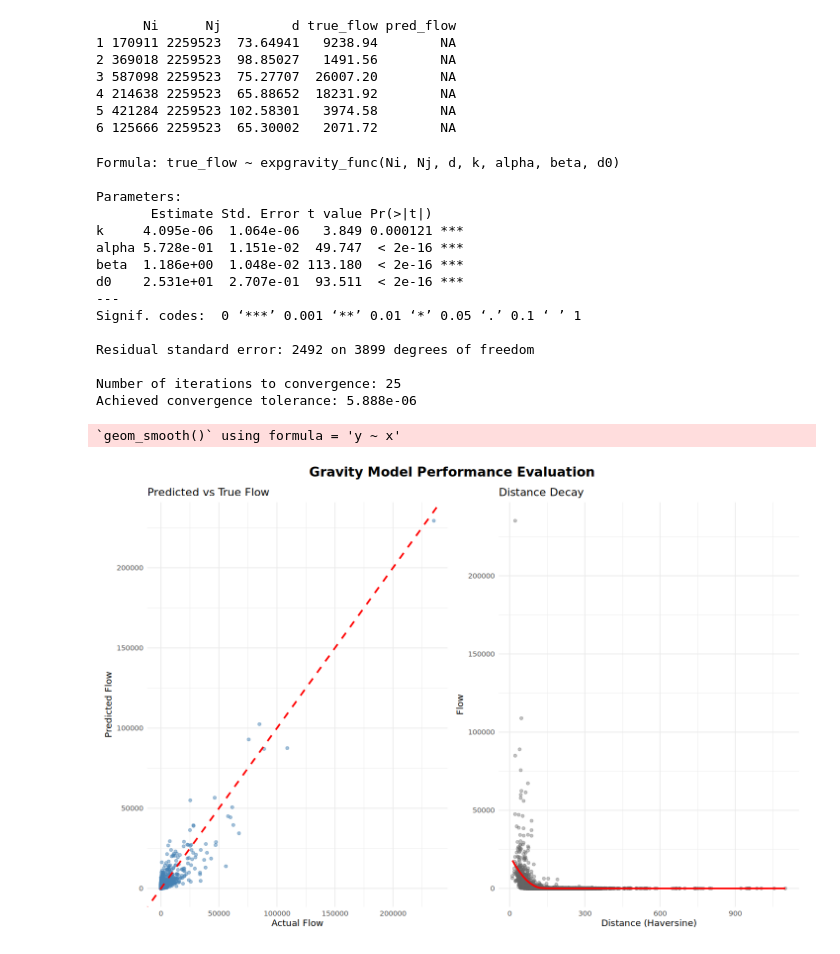
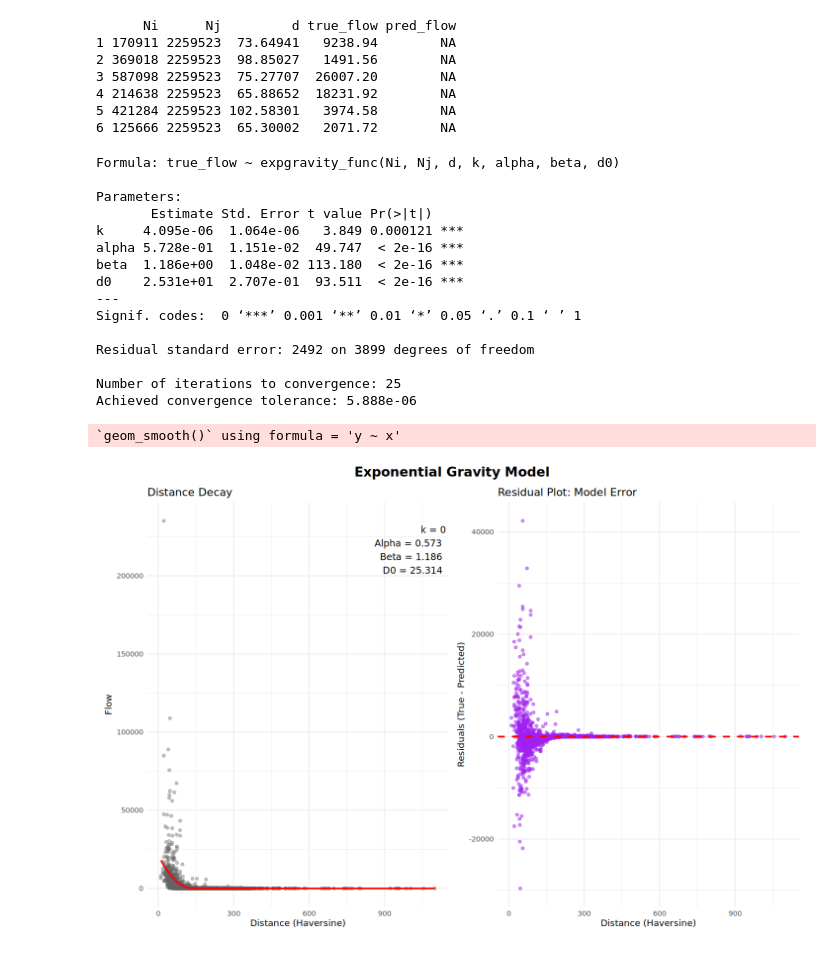
Before and after one commit to DanieleGhezzi25/ComplexNetworks, a Jupyter notebook: T3/Lesson5.ipynb, the cells around one changed output. Saved outputs shown, nothing was run; the diff lists cells and outputs as text; code cells hidden in the pictures.

```diff
--- a/T3/Lesson5.ipynb
+++ b/T3/Lesson5.ipynb
@@ -116,7 +131,7 @@ plot(g, layout=layout,
 ## 1. Gravity Models
 ### Use population data to build exponential and power-law gravity models. Fit the parameters.
 # %%
-data <- data.frame(
+data_expgravity <- data.frame(
   Ni = dat_nodes$population[match(dat_edges$from, dat_nodes$adm_id)],
   Nj = dat_nodes$population[match(dat_edges$to, dat_nodes$adm_id)],
   d  = dat_edges$haversine,
@@ -124,7 +139,7 @@ data <- data.frame(
   pred_flow = NA
 )
 
-print(head(data))
+print(head(data_expgravity))
 
 # exponential gravity model
 expgravity_func <- function(Ni, Nj, d, k, alpha, beta, d0) {
@@ -139,58 +154,75 @@ expgravity_func <- function(Ni, Nj, d, k, alpha, beta, d0) {
 5 421284 2259523 102.58301   3974.58        NA
 6 125666 2259523  65.30002   2071.72        NA
 # %%
-fit <- nls(true_flow ~ expgravity_func(Ni, Nj, d, k, alpha, beta, d0),
-                     data = data,
-                     start = list(k=1, alpha=1, beta=1, d0=mean(data$d)))
+fit_expgravity <- nls(true_flow ~ expgravity_func(Ni, Nj, d, k, alpha, beta, d0),
+                     data = data_expgravity,
+                     start = list(k=1, alpha=1, beta=1, d0=mean(data_expgravity$d)))
 
-summary(fit)
+summary(fit_expgravity)
 
-data$pred_flow <- predict(fit)
+expgravity_coeffs <- coef(fit_expgravity)
+param_text <- paste0(
+  "k = ", round(expgravity_coeffs["k"], 3), "\n",
+  "Alpha = ", round(expgravity_coeffs["alpha"], 3), "\n",
+  "Beta = ", round(expgravity_coeffs["beta"], 3), "\n",
+  "D0 = ", round(expgravity_coeffs["d0"], 3)
+)
+
+data_expgravity$pred_flow <- predict(fit_expgravity)
 
 # plot
-p1 <- ggplot(data, aes(x = true_flow, y = pred_flow)) +
-  geom_point(alpha = 0.5, color = "steelblue") +
-  geom_abline(intercept = 0, slope = 1, color = "red", linetype = "dashed", linewidth = 1) +
-  labs(
-    title = "Predicted vs True Flow",
-    x = "Actual Flow",
-    y = "Predicted Flow"
-  ) +
-  theme_minimal()
+data_expgravity$residual <- data_expgravity$true_flow - data_expgravity$pred_flow
 
-p2 <- ggplot(data, aes(x = d)) +
+p1 <- ggplot(data_expgravity, aes(x = d)) +
   geom_point(aes(y = true_flow), alpha = 0.4, color = "gray40") +
   geom_smooth(aes(y = pred_flow), method = "loess", color = "red", se = FALSE) +
+  annotate(
+    "text",
+    label = param_text,
+    x = Inf, y = Inf,
+    hjust = 1.1, vjust = 1.5,
+    size = 4
+  ) +
   labs(
     title = "Distance Decay",
     x = "Distance (Haversine)",
     y = "Flow"
+  ) +
+  theme_minimal()
+
+p2 <- ggplot(data_expgravity, aes(x = d, y = residual)) +
+  geom_point(alpha = 0.5, color = "purple") +
+  geom_hline(yintercept = 0, color = "red", linetype = "dashed", linewidth = 1) +
+  labs(
+    title = "Residual Plot: Model Error",
+    x = "Distance (Haversine)",
+    y = "Residuals (True - Predicted)"
   ) +
   theme_minimal()
 
 options(repr.plot.width = 12, repr.plot.height = 8)
 
 combined_figure <- p1 | p2
 
 combined_figure + plot_annotation(
-  title = "Gravity Model Performance Evaluation",
+  title = "Exponential Gravity Model",
   theme = theme(plot.title = element_text(size = 16, face = "bold", hjust = 0.5))
 )
 # %% [output]
 Formula: true_flow ~ expgravity_func(Ni, Nj, d, k, alpha, beta, d0)
 
 Parameters:
        Estimate Std. Error t value Pr(>|t|)
 k     4.095e-06  1.064e-06   3.849 0.000121 ***
 alpha 5.728e-01  1.151e-02  49.747  < 2e-16 ***
 beta  1.186e+00  1.048e-02 113.180  < 2e-16 ***
 d0    2.531e+01  2.707e-01  93.511  < 2e-16 ***
 ---
 Signif. codes:  0 ‘***’ 0.001 ‘**’ 0.01 ‘*’ 0.05 ‘.’ 0.1 ‘ ’ 1
 
 Residual standard error: 2492 on 3899 degrees of freedom
 
 Number of iterations to convergence: 25
 Achieved convergence tolerance: 5.888e-06
 `geom_smooth()` using formula = 'y ~ x'
-[figure, old version]
+[figure, new version]
```
Also changed, not shown: parts of 7 cells of this notebook.
